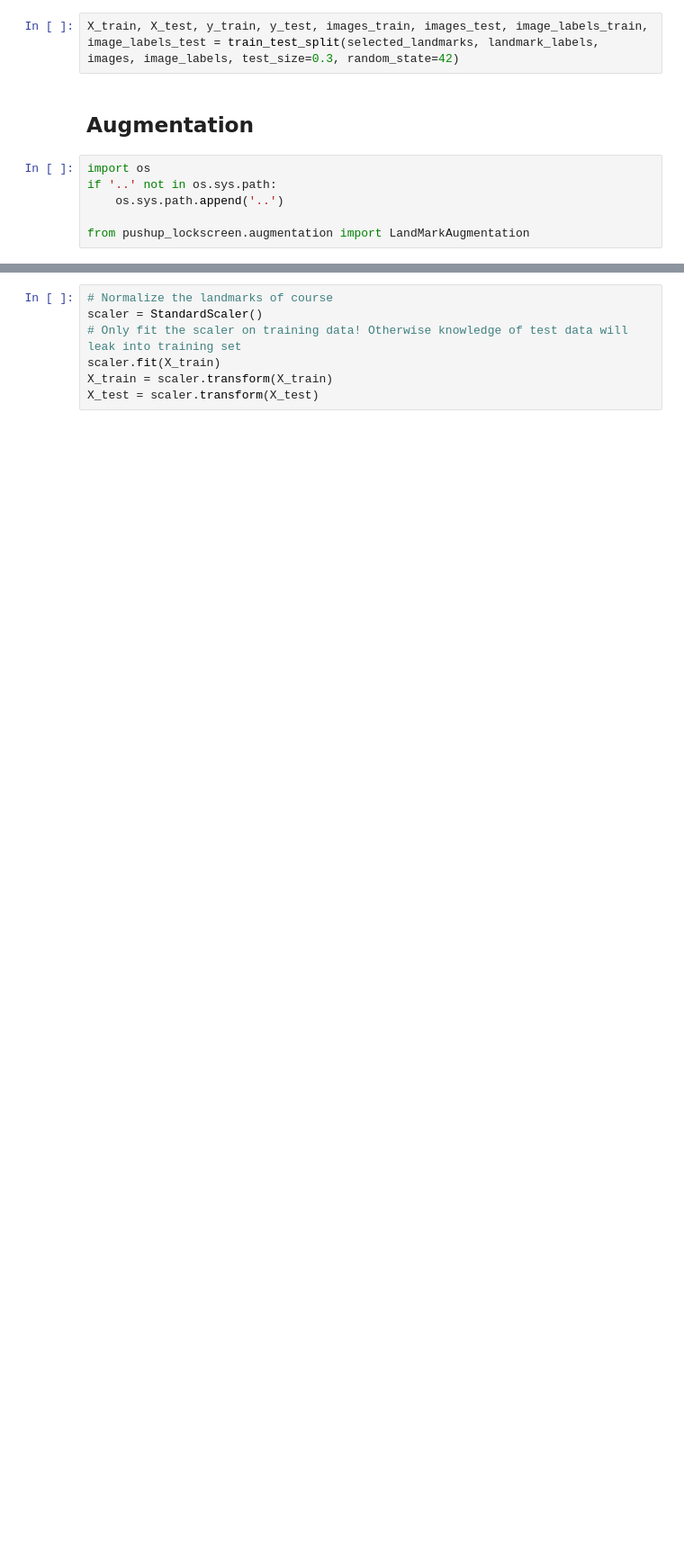
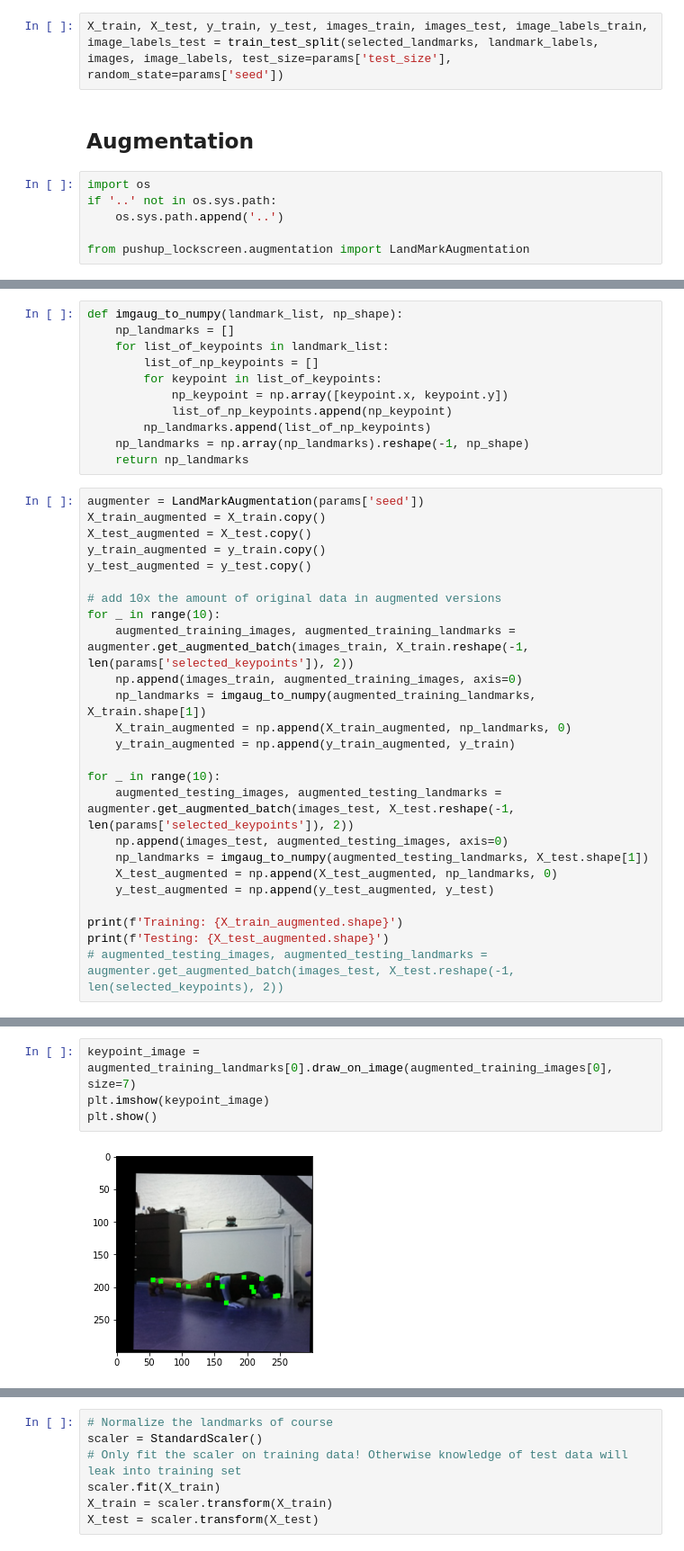
Before and after one commit to thepycoder/pushup_lockscreen, a Jupyter notebook: notebooks/training.ipynb, the cells around one changed output, grey strips where cells are left out. Shown at 90% size. Drawn from its saved outputs; the diff is of its cells as text; blank space fills up the shorter version.

Commit message:
parametrized training

```diff
--- a/notebooks/training.ipynb
+++ b/notebooks/training.ipynb
@@ -64,5 +98,5 @@ from confusion_matrix_pretty_print import plot_confusion_matrix_from_data
 # %%
-X_train, X_test, y_train, y_test, images_train, images_test, image_labels_train, image_labels_test = train_test_split(selected_landmarks, landmark_labels, images, image_labels, test_size=0.3, random_state=42)
+X_train, X_test, y_train, y_test, images_train, images_test, image_labels_train, image_labels_test = train_test_split(selected_landmarks, landmark_labels, images, image_labels, test_size=params['test_size'], random_state=params['seed'])
 # %% [markdown]
 ## Augmentation
 # %%
@@ -86,0 +108,36 @@ IndexError: list index out of range
+# %%
+def imgaug_to_numpy(landmark_list, np_shape):
+    np_landmarks = []
+    for list_of_keypoints in landmark_list:
+        list_of_np_keypoints = []
+        for keypoint in list_of_keypoints:
+            np_keypoint = np.array([keypoint.x, keypoint.y])
+            list_of_np_keypoints.append(np_keypoint)
+        np_landmarks.append(list_of_np_keypoints)
+    np_landmarks = np.array(np_landmarks).reshape(-1, np_shape)
+    return np_landmarks
+# %%
+augmenter = LandMarkAugmentation(params['seed'])
+X_train_augmented = X_train.copy()
+X_test_augmented = X_test.copy()
+y_train_augmented = y_train.copy()
+y_test_augmented = y_test.copy()
+
+# add 10x the amount of original data in augmented versions
+for _ in range(10):
+    augmented_training_images, augmented_training_landmarks = augmenter.get_augmented_batch(images_train, X_train.reshape(-1, len(params['selected_keypoints']), 2))
+    np.append(images_train, augmented_training_images, axis=0)
+    np_landmarks = imgaug_to_numpy(augmented_training_landmarks, X_train.shape[1])
+    X_train_augmented = np.append(X_train_augmented, np_landmarks, 0)
+    y_train_augmented = np.append(y_train_augmented, y_train)
+
+for _ in range(10):
+    augmented_testing_images, augmented_testing_landmarks = augmenter.get_augmented_batch(images_test, X_test.reshape(-1, len(params['selected_keypoints']), 2))
+    np.append(images_test, augmented_testing_images, axis=0)
+    np_landmarks = imgaug_to_numpy(augmented_testing_landmarks, X_test.shape[1])
+    X_test_augmented = np.append(X_test_augmented, np_landmarks, 0)
+    y_test_augmented = np.append(y_test_augmented, y_test)
+
+print(f'Training: {X_train_augmented.shape}')
+print(f'Testing: {X_test_augmented.shape}')
+# augmented_testing_images, augmented_testing_landmarks = augmenter.get_augmented_batch(images_test, X_test.reshape(-1, len(selected_keypoints), 2))
@@ -86,0 +147,6 @@ IndexError: list index out of range
+# %%
+keypoint_image = augmented_training_landmarks[0].draw_on_image(augmented_training_images[0], size=7)
+plt.imshow(keypoint_image)
+plt.show()
+# %% [output]
+[figure, added]
```
Also changed, not shown: parts of 13 cells of this notebook, 2 other files.
